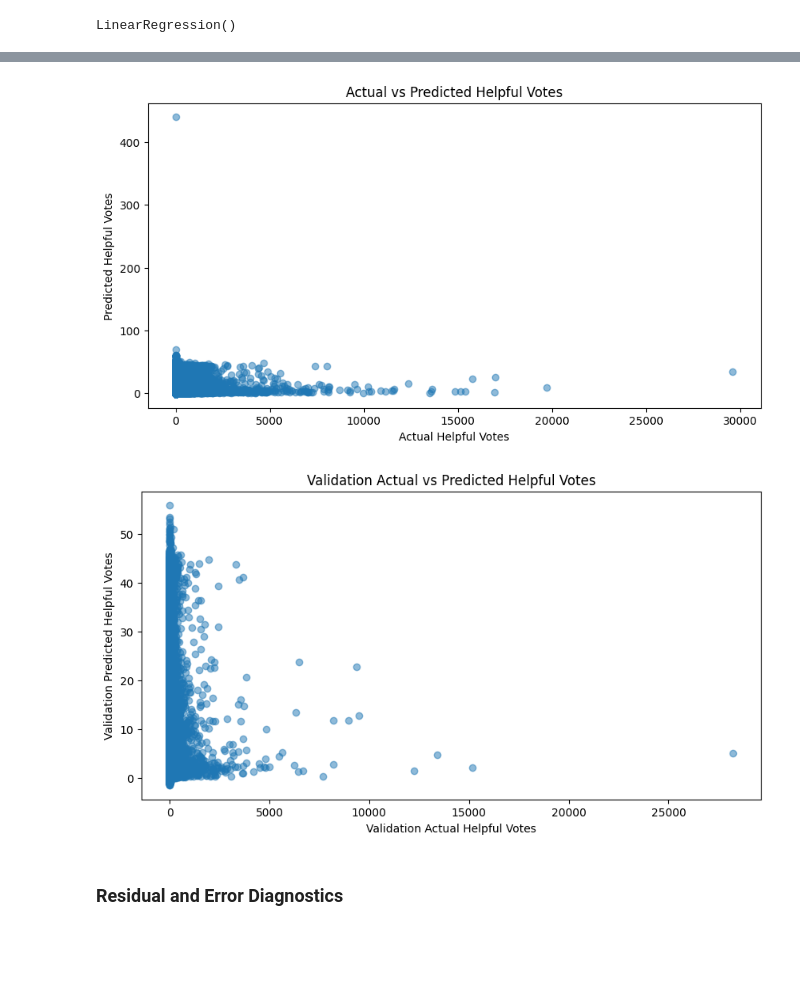
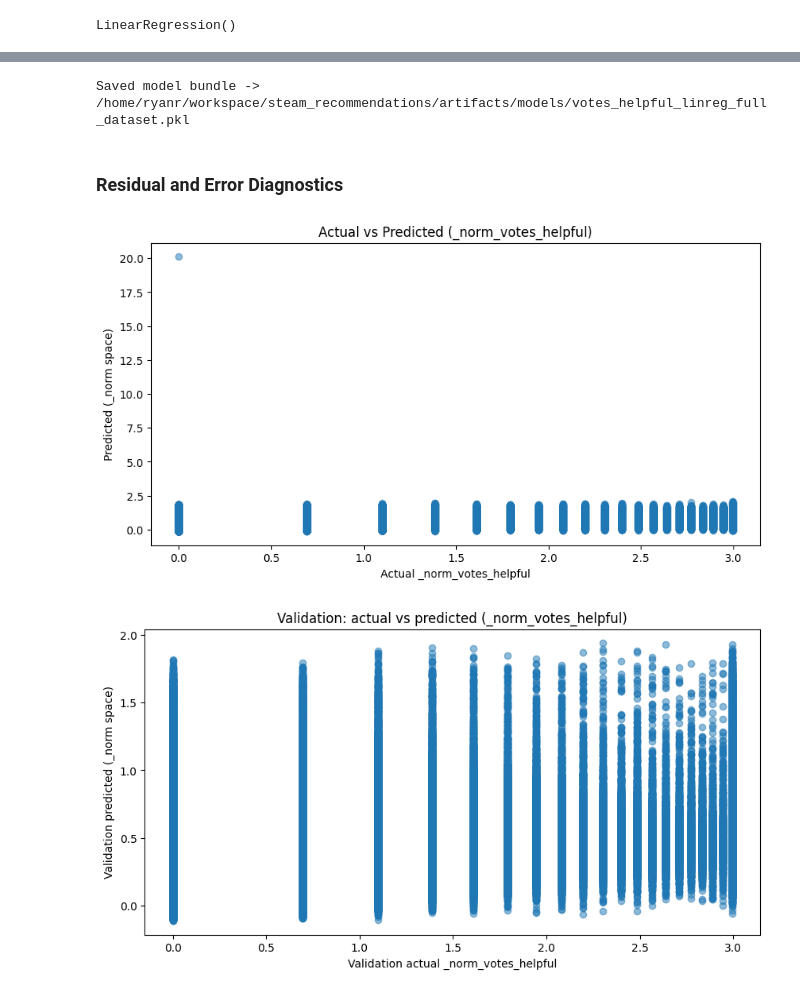
Before and after one commit to rreuther8/steam-review-ml, a Jupyter notebook: notebooks/models/model_001_linreg__votes_helpful.ipynb, the cells around one changed output, grey strips where cells are left out. Saved outputs shown, nothing was run; the diff lists cells and outputs as text; code cells hidden in the pictures; blank space fills up the shorter version.

```diff
--- a/notebooks/models/model_001_linreg__votes_helpful.ipynb
+++ b/notebooks/models/model_001_linreg__votes_helpful.ipynb
@@ -111,17 +168,21 @@ Index(['review_id', 'app_id', 'app_name', 'author.steamid', 'review',
 # instantiate linear regression model
 linreg = LinearRegression()
 
+# Use train-fitted normalization columns for numerics that have them; keep raw
+# for booleans, timestamps, review_length_chars (no _norm rule in pipeline).
 training_cols = [
-    'author.num_games_owned',
-    'author.num_reviews', 'author.playtime_last_two_weeks',
-    'author.playtime_at_review', 'steam_purchase', 'received_for_free',
+    '_norm_author__num_games_owned',
+    '_norm_author__num_reviews',
+    '_norm_author__playtime_last_two_weeks',
+    '_norm_author__playtime_at_review',
+    'steam_purchase', 'received_for_free',
     'written_during_early_access', 'timestamp_created',
     'author.last_played', 'review_length_chars',
-    'review_word_count'
+    '_norm_review_word_count',
 ]
 linreg.fit(
     X=df_train[training_cols],
-    y=df_train['votes_helpful']
+    y=df_train['_norm_votes_helpful'],
 )
 # %% [output]
 LinearRegression()
@@ -191,20 +235,45 @@ metrics_compare
+# %%
+# Save fitted model only. Metrics CSV is written last and reuses `metrics_compare_all`
+# from the Metric evaluation section when that cell has been run.
+artifacts_root = Path("../../artifacts").resolve()
+model_dir = artifacts_root / "models"
+model_dir.mkdir(parents=True, exist_ok=True)
+
+model_bundle = {
+    "estimator": linreg,
+    "feature_columns": training_cols,
+    "target": "_norm_votes_helpful",
+}
+model_path = model_dir / LINEAR_REGRESSION_MODEL_NAME
+dump(model_bundle, model_path)
+print(f"Saved model bundle -> {model_path}")
+# %% [output]
+Saved model bundle -> /home/ryanr/workspace/steam_recommendations/artifacts/models/votes_helpful_linreg_full_dataset.pkl
+# %% [markdown]
+### Residual and Error Diagnostics
 # %%
-# plot actual vs predicted helpful votes
+# plot actual vs predicted (normalized target space)
 plt.figure(figsize=(10, 5))
-plt.scatter(df_train["votes_helpful"], df_train["votes_helpful_pred"], alpha=0.5)
-plt.xlabel("Actual Helpful Votes")
-plt.ylabel("Predicted Helpful Votes")
-plt.title("Actual vs Predicted Helpful Votes")
+plt.scatter(
+    df_train["_norm_votes_helpful"],
+    df_train["votes_helpful_pred"],
+    alpha=0.5,
+)
+plt.xlabel("Actual _norm_votes_helpful")
+plt.ylabel("Predicted (_norm space)")
+plt.title("Actual vs Predicted (_norm_votes_helpful)")
 plt.show()
 
 plt.figure(figsize=(10, 5))
-plt.scatter(df_val["votes_helpful"], df_val["votes_helpful_pred"], alpha=0.5)
-plt.xlabel("Validation Actual Helpful Votes")
-plt.ylabel("Validation Predicted Helpful Votes")
-plt.title("Validation Actual vs Predicted Helpful Votes")
+plt.scatter(
+    df_val["_norm_votes_helpful"],
+    df_val["votes_helpful_pred"],
+    alpha=0.5,
+)
+plt.xlabel("Validation actual _norm_votes_helpful")
+plt.ylabel("Validation predicted (_norm space)")
+plt.title("Validation: actual vs predicted (_norm_votes_helpful)")
 plt.show()
 # %% [output]
-[figure, old version]
+[figure, new version]
-[figure, old version]
+[figure, new version]
-# %% [markdown]
-### Residual and Error Diagnostics
```
Also changed, not shown: parts of 40 cells of this notebook, 17 other files.
